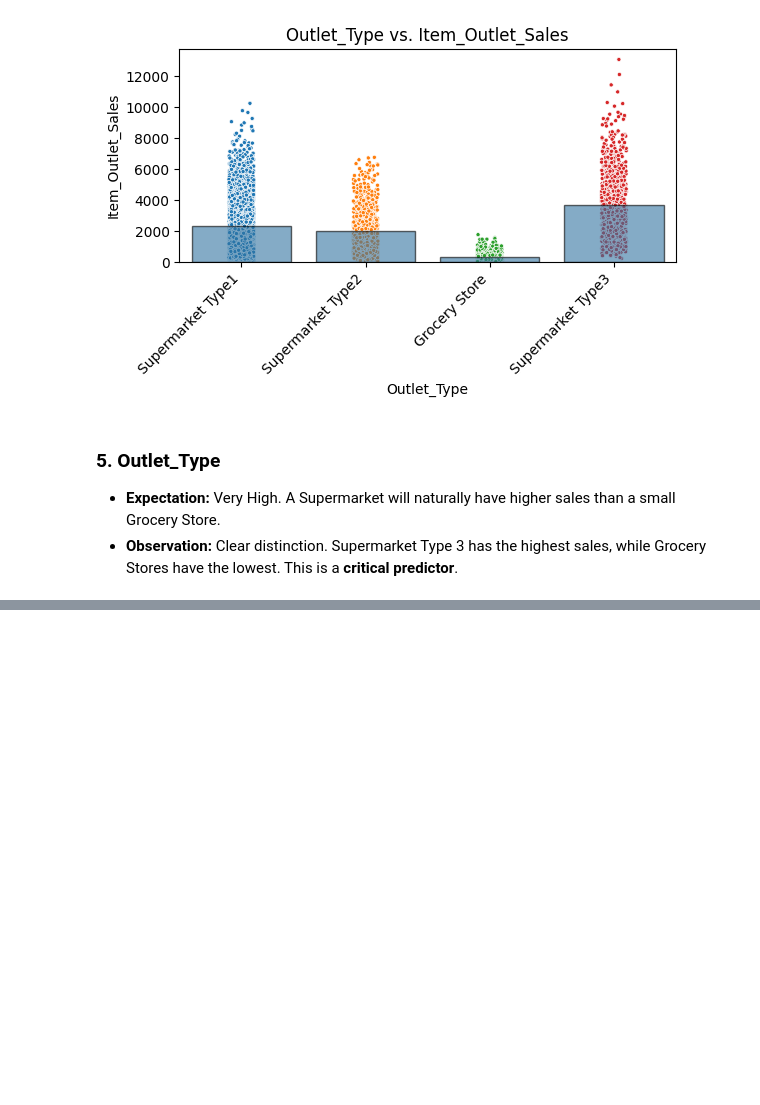
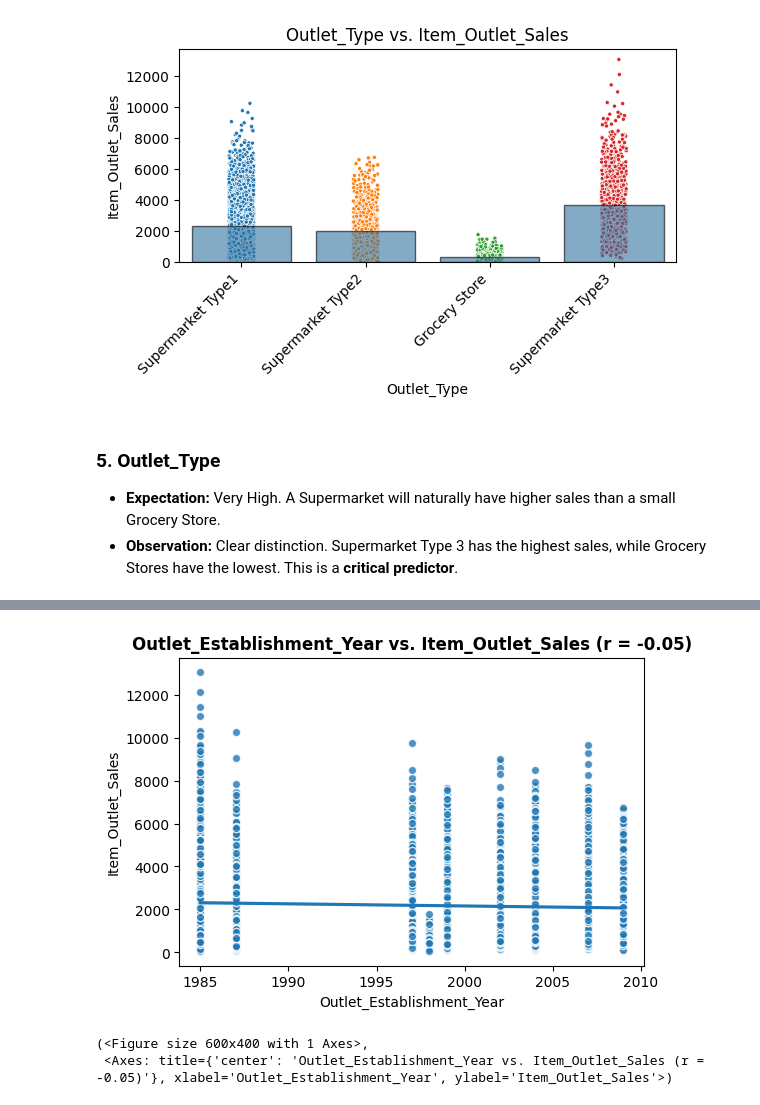
Before and after one commit to devMoamen/Prediction-of-Product-Sales, a Jupyter notebook: Prediction_of_Product_Sales.ipynb, the cells around one changed output, grey strips where cells are left out. Cells and saved outputs as stored; diff of their text form; code cells hidden in the pictures; blank space fills up the shorter version.

```diff
--- a/Prediction_of_Product_Sales.ipynb
+++ b/Prediction_of_Product_Sales.ipynb
@@ -460,0 +516,7 @@ plt.show()
+# %%
+# 4. Outlet_Establishment_Year vs. Item_Outlet_Sales
+plot_numeric_vs_target(sales_df, x='Outlet_Establishment_Year')
+# %% [output]
+[figure, added]
+(<Figure size 600x400 with 1 Axes>,
+ <Axes: title={'center': 'Outlet_Establishment_Year vs. Item_Outlet_Sales (r = -0.05)'}, xlabel='Outlet_Establishment_Year', ylabel='Item_Outlet_Sales'>)
```
Also changed, not shown: parts of 8 cells of this notebook.
